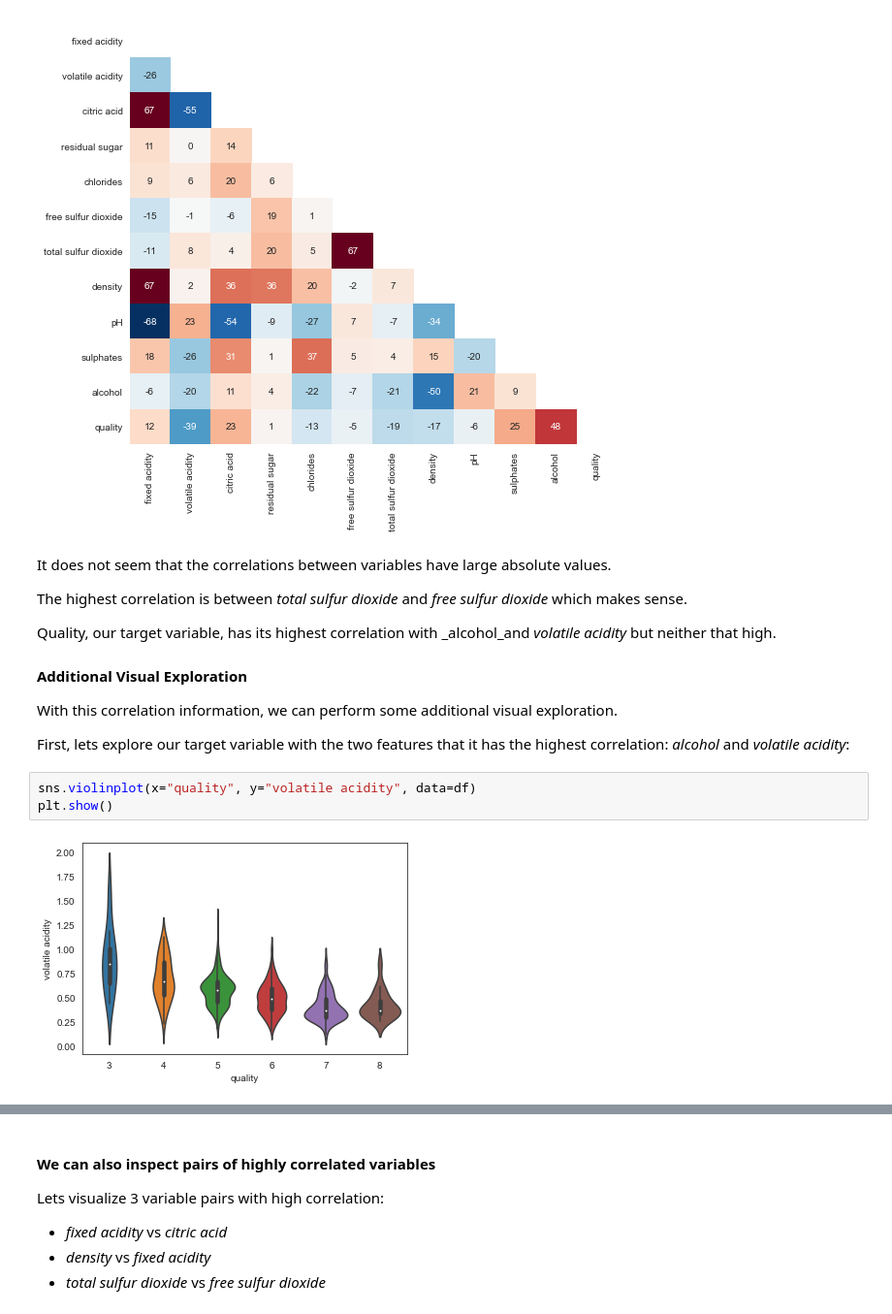
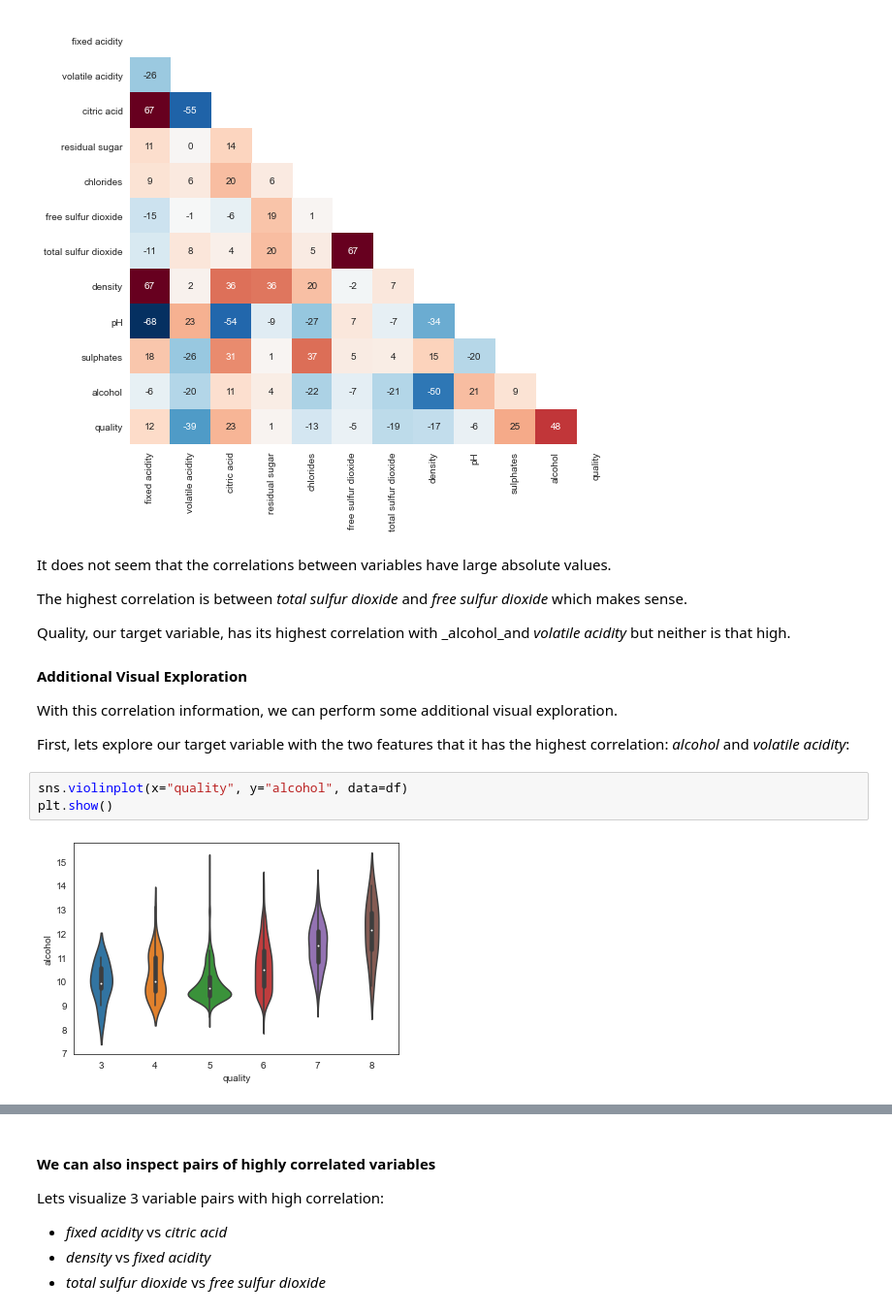
Before and after one commit to jQSfire125/Wine, a Jupyter notebook: Capstone - Wine (Red).ipynb, the cells around one changed output, grey strips where cells are left out. Shown at 97% size. Cells and saved outputs as stored; diff of their text form.

```diff
--- a/Capstone - Wine (Red).ipynb
+++ b/Capstone - Wine (Red).ipynb
@@ -196,14 +196,14 @@ It does not seem that the correlations between variables have large absolute val
 
 The highest correlation is between _total sulfur dioxide_ and _free sulfur dioxide_ which makes sense.
 
-Quality, our target variable, has its highest correlation with _alcohol_and _volatile acidity_ but neither that high.
+Quality, our target variable, has its highest correlation with _alcohol_and _volatile acidity_ but neither is that high.
 
 #### Additional Visual Exploration
 With this correlation information, we can perform some additional visual exploration.
 
 First, lets explore our target variable with the two features that it has the highest correlation: _alcohol_ and _volatile acidity_:
 # %%
-sns.violinplot(x="quality", y="volatile acidity", data=df)
+sns.violinplot(x="quality", y="alcohol", data=df)
 plt.show()
 # %% [output]
-[figure, old version]
+[figure, new version]
```
Also changed, not shown: parts of 1 cell of this notebook.
